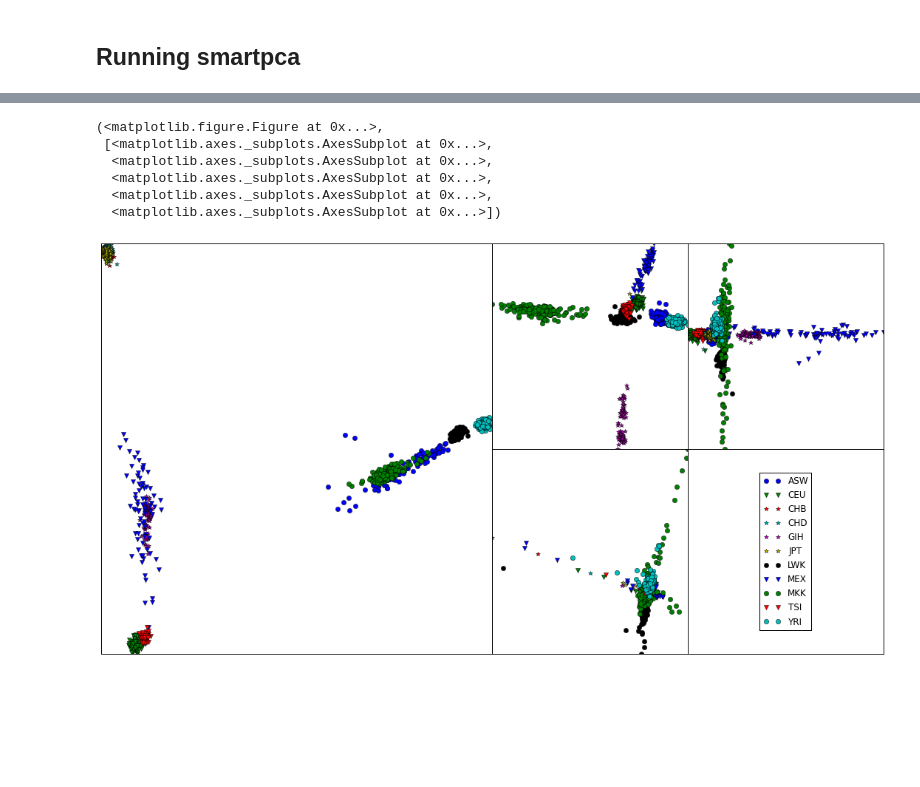
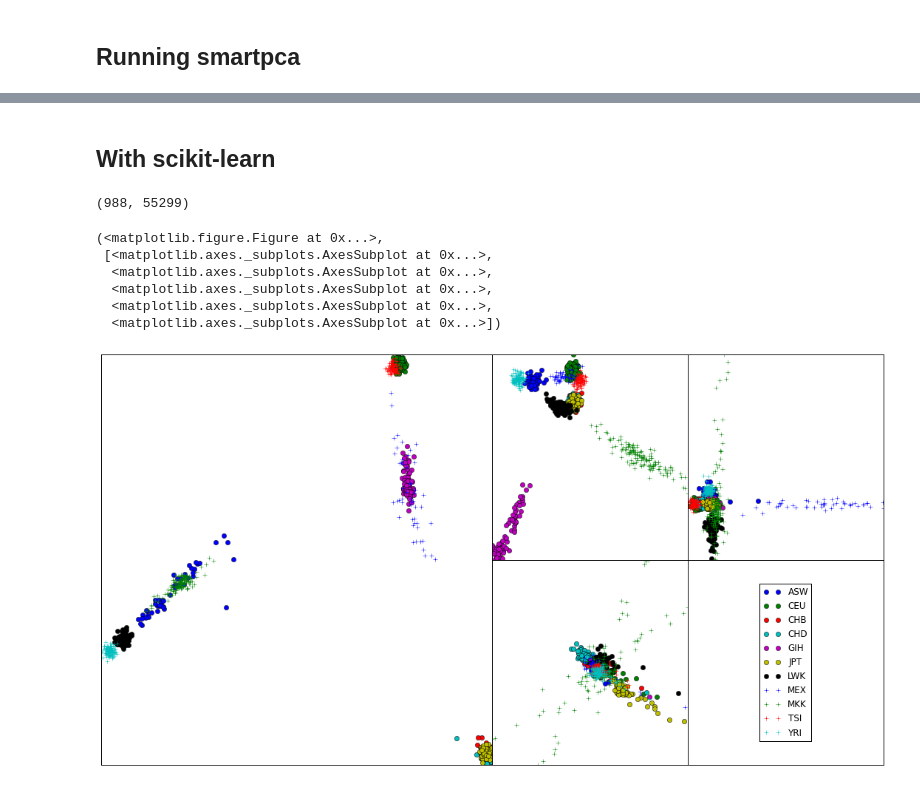
Before and after one commit to tiagoantao/bioinf-python, a Jupyter notebook: notebooks/03_PopGen/PCA.ipynb, the cells around one changed output, grey strips where cells are left out. Drawn from its saved outputs; the diff is of its cells as text; code cells hidden in the pictures; blank space fills up the shorter version.

```diff
--- a/notebooks/03_PopGen/PCA.ipynb
+++ b/notebooks/03_PopGen/PCA.ipynb
@@ -62,0 +57,2 @@ markers = { 'CHB': '*', 'CHD': '*', 'JPT': '*', 'GIH': '*',
+# %% [markdown]
+## With scikit-learn
@@ -63,10 +62,46 @@ markers = { 'CHB': '*', 'CHD': '*', 'JPT': '*', 'GIH': '*',
+# %%
+f = open('hapmap10_auto_noofs_ld_12.ped')
+ninds = 0
+ind_order = []
+for l in f:
+    ninds += 1
+    toks = l[:100].replace(' ', '\t').split('\t') #  for speed
+    fam_id = toks[0]
+    ind_id = toks[1]
+    ind_order.append('%s/%s' % (fam_id, ind_id))
+nsnps = (len(l.replace(' ', '\t').split('\t')) - 6) // 2
+f.close()
+# %%
+pca_array = np.empty((ninds, nsnps), dtype=int)
+print pca_array.shape
+f = open('hapmap10_auto_noofs_ld_12.ped')
+for ind, l in enumerate(f):
+    snps = l.replace(' ', '\t').split('\t')[6:]
+    for pos in range(len(snps) // 2):
+        a1 = int(snps[2 * pos])
+        a2 = int(snps[2 * pos])
+        my_code = a1 + a2 - 2
+        pca_array[ind, pos] = my_code
+f.close()
+#slow
+# %% [output]
+(988, 55299)
+# %%
+my_pca = PCA(n_components=8)
+my_pca.fit(pca_array)
+trans = my_pca.transform(pca_array)
+#Memory required
+# %%
+sc_ind_comp = {}
+for i, ind_pca in enumerate(trans):
+    sc_ind_comp[ind_order[i]] = ind_pca
 # %%
-plot.render_pca_eight(ind_comp_ld, cluster=ind_pop, markers=markers)
+plot.render_pca_eight(sc_ind_comp, cluster=ind_pop)
 # %% [output]
 (<matplotlib.figure.Figure at 0x...>,
  [<matplotlib.axes._subplots.AxesSubplot at 0x...>,
   <matplotlib.axes._subplots.AxesSubplot at 0x...>,
   <matplotlib.axes._subplots.AxesSubplot at 0x...>,
   <matplotlib.axes._subplots.AxesSubplot at 0x...>,
   <matplotlib.axes._subplots.AxesSubplot at 0x...>])
-[figure, old version]
+[figure, new version]
```
Also changed, not shown: parts of 20 cells of this notebook.
